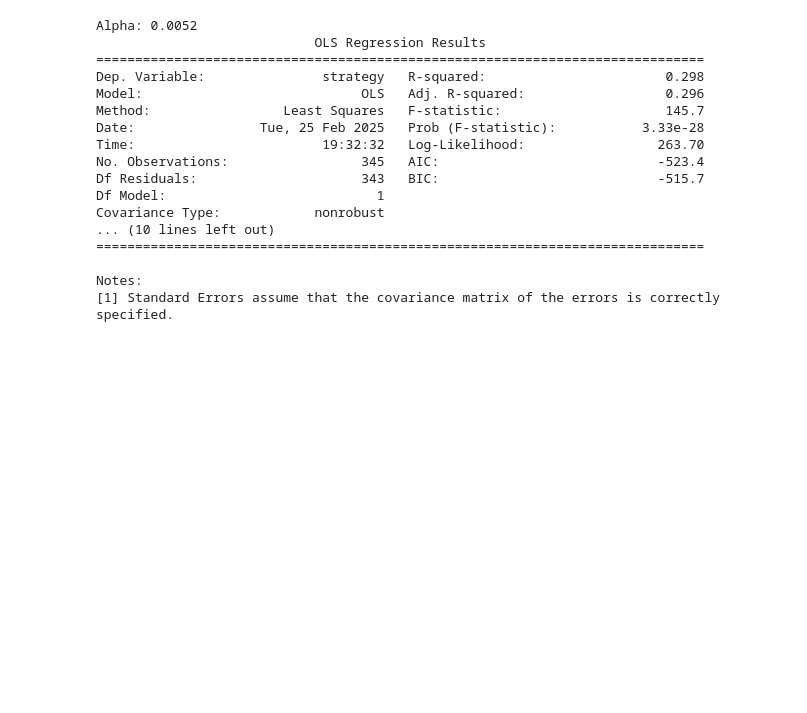
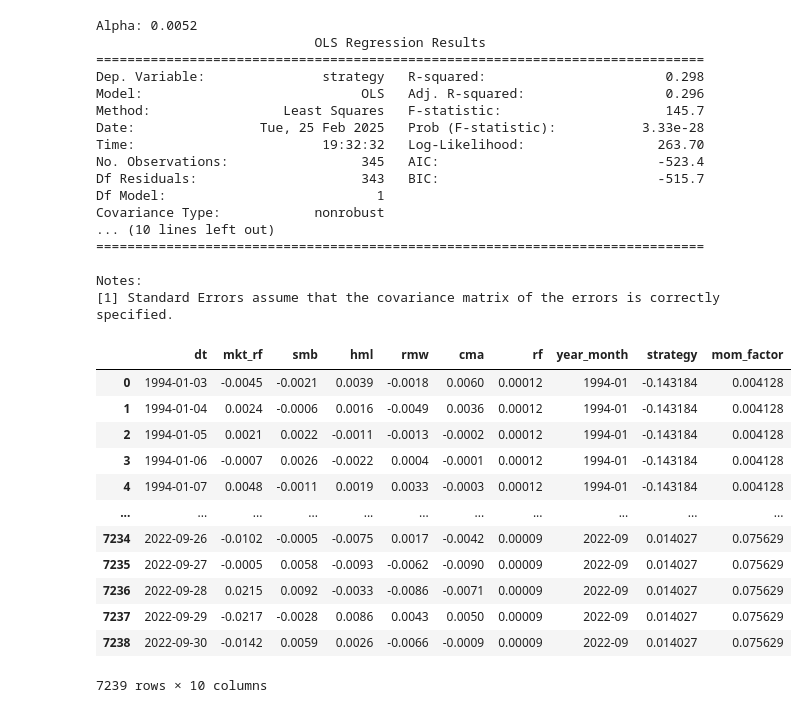
Before and after one commit to BenLeung-moon/HKU-Quant-Trade-Asmt2, a Jupyter notebook: asmt2_solution.ipynb, the cells around one changed output. Saved outputs shown, nothing was run; the diff lists cells and outputs as text; code cells hidden in the pictures; blank space fills up the shorter version.

Commit message:
merge question 2 and 4 completed part

```diff
--- a/asmt2_solution.ipynb
+++ b/asmt2_solution.ipynb
@@ -755,3 +868,25 @@ Covariance Type:            nonrobust
 
 Notes:
 [1] Standard Errors assume that the covariance matrix of the errors is correctly specified.
+# %%
+FF5 = pd.read_parquet(dir + 'ff.five_factor.parquet')
+FF5['year_month'] = pd.to_datetime(FF5['dt']).dt.to_period('M')
+
+# Merge on 'year_month'
+merged = FF5.merge(combined.reset_index(), on="year_month")
+
+merged
+# %% [output]
+|  | dt | mkt_rf | smb | hml | rmw | cma | rf | year_month | strategy | mom_factor |
+| 0 | 1994-01-03 | -0.0045 | -0.0021 | 0.0039 | -0.0018 | 0.0060 | 0.00012 | 1994-01 | -0.143184 | 0.004128 |
+| 1 | 1994-01-04 | 0.0024 | -0.0006 | 0.0016 | -0.0049 | 0.0036 | 0.00012 | 1994-01 | -0.143184 | 0.004128 |
+| 2 | 1994-01-05 | 0.0021 | 0.0022 | -0.0011 | -0.0013 | -0.0002 | 0.00012 | 1994-01 | -0.143184 | 0.004128 |
+| 3 | 1994-01-06 | -0.0007 | 0.0026 | -0.0022 | 0.0004 | -0.0001 | 0.00012 | 1994-01 | -0.143184 | 0.004128 |
+| 4 | 1994-01-07 | 0.0048 | -0.0011 | 0.0019 | 0.0033 | -0.0003 | 0.00012 | 1994-01 | -0.143184 | 0.004128 |
+| ... | ... | ... | ... | ... | ... | ... | ... | ... | ... | ... |
+| 7234 | 2022-09-26 | -0.0102 | -0.0005 | -0.0075 | 0.0017 | -0.0042 | 0.00009 | 2022-09 | 0.014027 | 0.075629 |
+| 7235 | 2022-09-27 | -0.0005 | 0.0058 | -0.0093 | -0.0062 | -0.0090 | 0.00009 | 2022-09 | 0.014027 | 0.075629 |
+| 7236 | 2022-09-28 | 0.0215 | 0.0092 | -0.0033 | -0.0086 | -0.0071 | 0.00009 | 2022-09 | 0.014027 | 0.075629 |
+| 7237 | 2022-09-29 | -0.0217 | -0.0028 | 0.0086 | 0.0043 | 0.0050 | 0.00009 | 2022-09 | 0.014027 | 0.075629 |
+| 7238 | 2022-09-30 | -0.0142 | 0.0059 | 0.0026 | -0.0066 | -0.0009 | 0.00009 | 2022-09 | 0.014027 | 0.075629 |
+7239 rows × 10 columns
```
Also changed, not shown: parts of 15 cells of this notebook.
